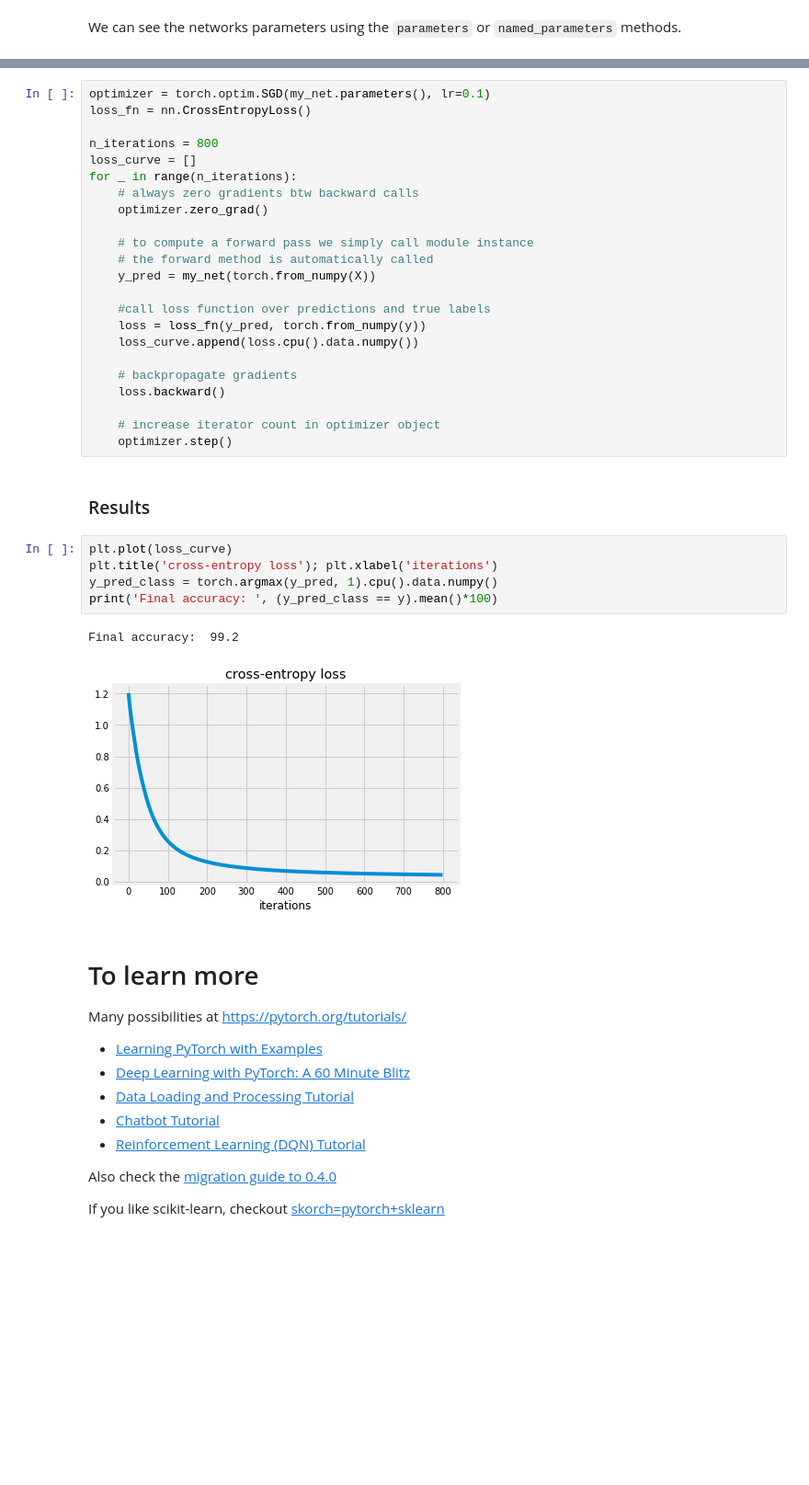
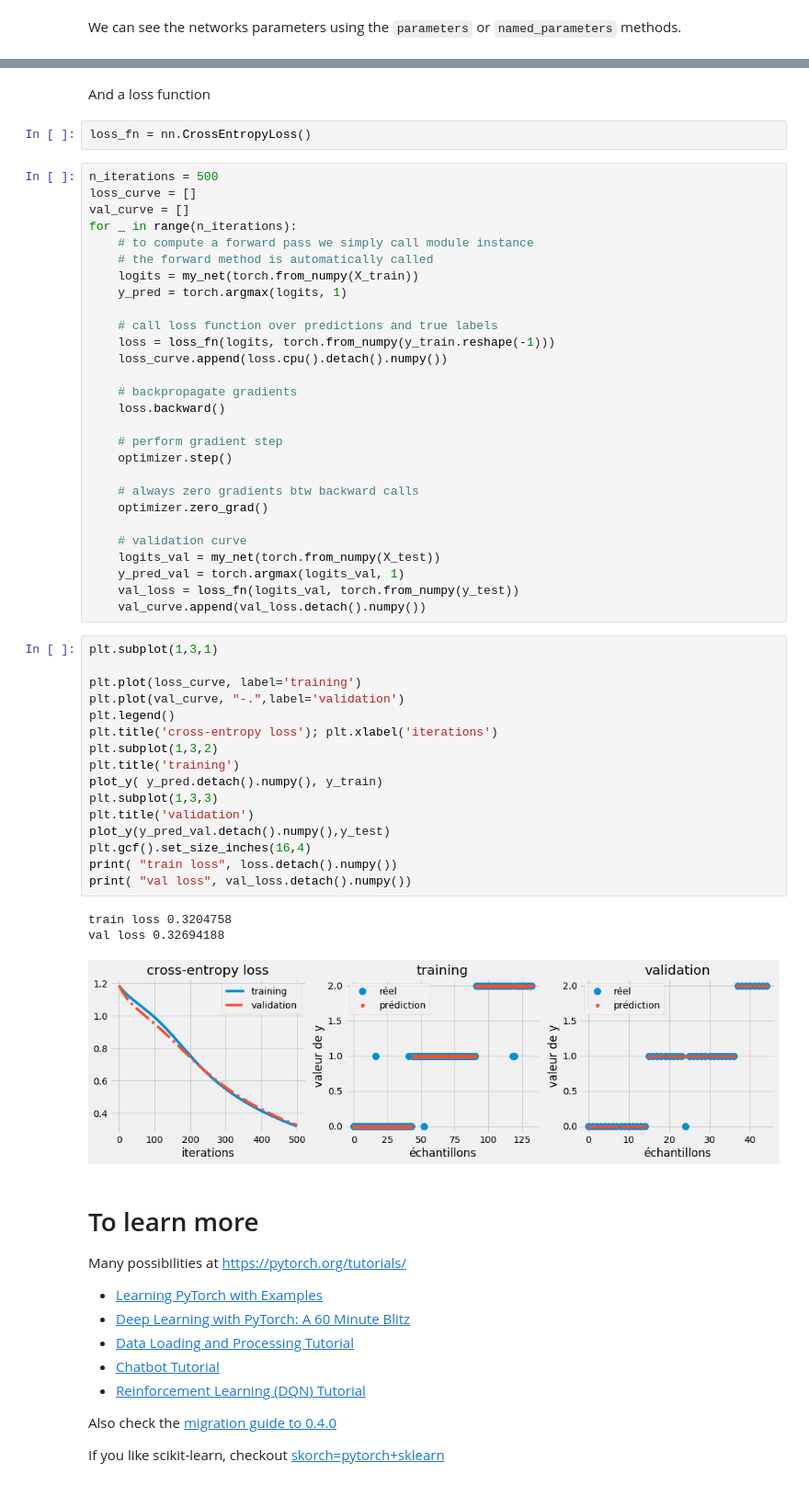
Before and after one commit to thalitadru/CoursNNDL, a Jupyter notebook: PyTorchNN.ipynb, the cells around one changed output, grey strips where cells are left out. Shown at 92% size. Drawn from its saved outputs; the diff is of its cells as text; blank space fills up the shorter version.

```diff
--- a/PyTorchNN.ipynb
+++ b/PyTorchNN.ipynb
@@ -116,36 +187,55 @@ Now we use an optimizer to adjust our network weights
+# %% [markdown]
+And a loss function
+# %%
+loss_fn = nn.CrossEntropyLoss()
 # %%
-optimizer = torch.optim.SGD(my_net.parameters(), lr=0.1)
-loss_fn = nn.CrossEntropyLoss()
-
-n_iterations = 800
+n_iterations = 500
 loss_curve = []
+val_curve = []
 for _ in range(n_iterations):
-    # always zero gradients btw backward calls
-    optimizer.zero_grad()
-
     # to compute a forward pass we simply call module instance
     # the forward method is automatically called
-    y_pred = my_net(torch.from_numpy(X))
+    logits = my_net(torch.from_numpy(X_train))
+    y_pred = torch.argmax(logits, 1)
 
-    #call loss function over predictions and true labels
-    loss = loss_fn(y_pred, torch.from_numpy(y))
-    loss_curve.append(loss.cpu().data.numpy())
+    # call loss function over predictions and true labels
+    loss = loss_fn(logits, torch.from_numpy(y_train.reshape(-1)))
+    loss_curve.append(loss.cpu().detach().numpy())
 
     # backpropagate gradients
     loss.backward()
 
-    # increase iterator count in optimizer object
+    # perform gradient step
     optimizer.step()
+
+    # always zero gradients btw backward calls
+    optimizer.zero_grad()
+
+    # validation curve
+    logits_val = my_net(torch.from_numpy(X_test))
+    y_pred_val = torch.argmax(logits_val, 1)
+    val_loss = loss_fn(logits_val, torch.from_numpy(y_test))
+    val_curve.append(val_loss.detach().numpy())
-# %% [markdown]
-### Results
-# %%
-plt.plot(loss_curve)
-plt.title('cross-entropy loss'); plt.xlabel('iterations')
-y_pred_class = torch.argmax(y_pred, 1).cpu().data.numpy()
-print('Final accuracy: ', (y_pred_class == y).mean()*100)
-# %% [output]
-Final accuracy:  99.2
-[figure, removed]
+# %%
+plt.subplot(1,3,1)
+
+plt.plot(loss_curve, label='training')
+plt.plot(val_curve, "-.",label='validation')
+plt.legend()
+plt.title('cross-entropy loss'); plt.xlabel('iterations')
+plt.subplot(1,3,2)
+plt.title('training')
+plot_y( y_pred.detach().numpy(), y_train)
+plt.subplot(1,3,3)
+plt.title('validation')
+plot_y(y_pred_val.detach().numpy(),y_test)
+plt.gcf().set_size_inches(16,4)
+print( "train loss", loss.detach().numpy())
+print( "val loss", val_loss.detach().numpy())
+# %% [output]
+train loss 0.3204758
+val loss 0.32694188
+[figure, added]
 # %% [markdown]
 
 # To learn more
```
Also changed, not shown: parts of 12 cells of this notebook, 3 other files.
